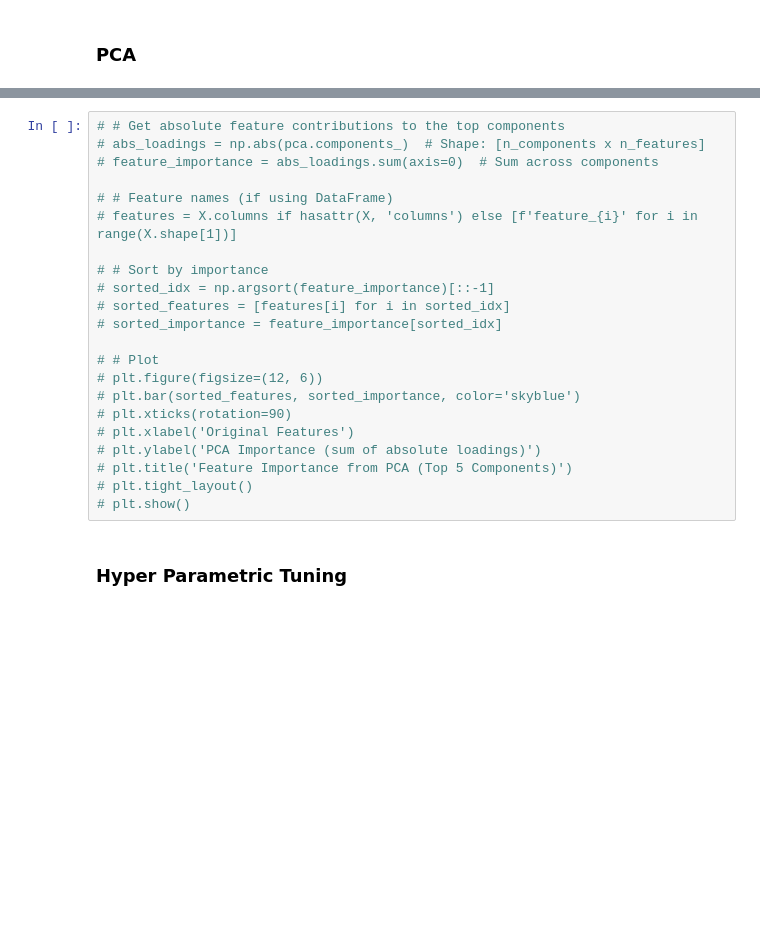
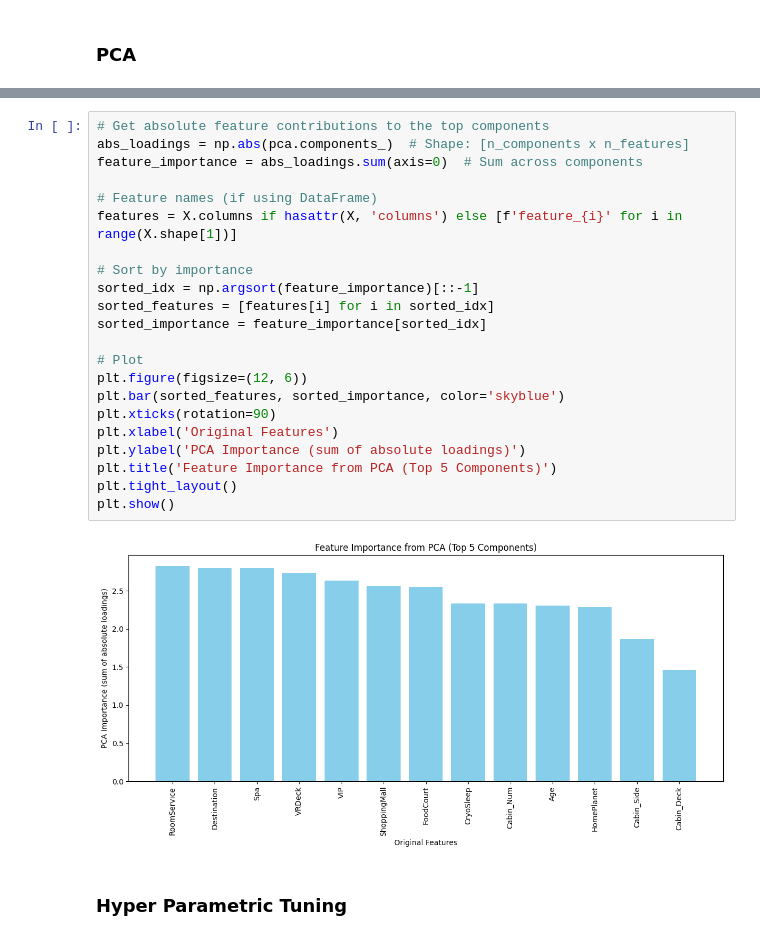
Before and after one commit to KaggleChallenge-Group9/Spaceship-Titanic-Challenge, a Jupyter notebook: Spaceship_Titanic_Challenge_Group_9.ipynb, the cells around one changed output, grey strips where cells are left out. Cells and saved outputs as stored; diff of their text form; blank space fills up the shorter version.

```diff
--- a/Spaceship_Titanic_Challenge_Group_9.ipynb
+++ b/Spaceship_Titanic_Challenge_Group_9.ipynb
@@ -635,25 +648,27 @@ X_val_scaled = scaler.transform(X_val)
 # %%
-# # Get absolute feature contributions to the top components
-# abs_loadings = np.abs(pca.components_)  # Shape: [n_components x n_features]
-# feature_importance = abs_loadings.sum(axis=0)  # Sum across components
+# Get absolute feature contributions to the top components
+abs_loadings = np.abs(pca.components_)  # Shape: [n_components x n_features]
+feature_importance = abs_loadings.sum(axis=0)  # Sum across components
 
-# # Feature names (if using DataFrame)
-# features = X.columns if hasattr(X, 'columns') else [f'feature_{i}' for i in range(X.shape[1])]
+# Feature names (if using DataFrame)
+features = X.columns if hasattr(X, 'columns') else [f'feature_{i}' for i in range(X.shape[1])]
 
-# # Sort by importance
-# sorted_idx = np.argsort(feature_importance)[::-1]
-# sorted_features = [features[i] for i in sorted_idx]
-# sorted_importance = feature_importance[sorted_idx]
+# Sort by importance
+sorted_idx = np.argsort(feature_importance)[::-1]
+sorted_features = [features[i] for i in sorted_idx]
+sorted_importance = feature_importance[sorted_idx]
 
-# # Plot
-# plt.figure(figsize=(12, 6))
-# plt.bar(sorted_features, sorted_importance, color='skyblue')
-# plt.xticks(rotation=90)
-# plt.xlabel('Original Features')
-# plt.ylabel('PCA Importance (sum of absolute loadings)')
-# plt.title('Feature Importance from PCA (Top 5 Components)')
-# plt.tight_layout()
-# plt.show()
+# Plot
+plt.figure(figsize=(12, 6))
+plt.bar(sorted_features, sorted_importance, color='skyblue')
+plt.xticks(rotation=90)
+plt.xlabel('Original Features')
+plt.ylabel('PCA Importance (sum of absolute loadings)')
+plt.title('Feature Importance from PCA (Top 5 Components)')
+plt.tight_layout()
+plt.show()
+# %% [output]
+[figure, added]
 # %% [markdown]
 ### **Hyper Parametric Tuning**
 # %%
```
Also changed, not shown: parts of 26 cells of this notebook.
